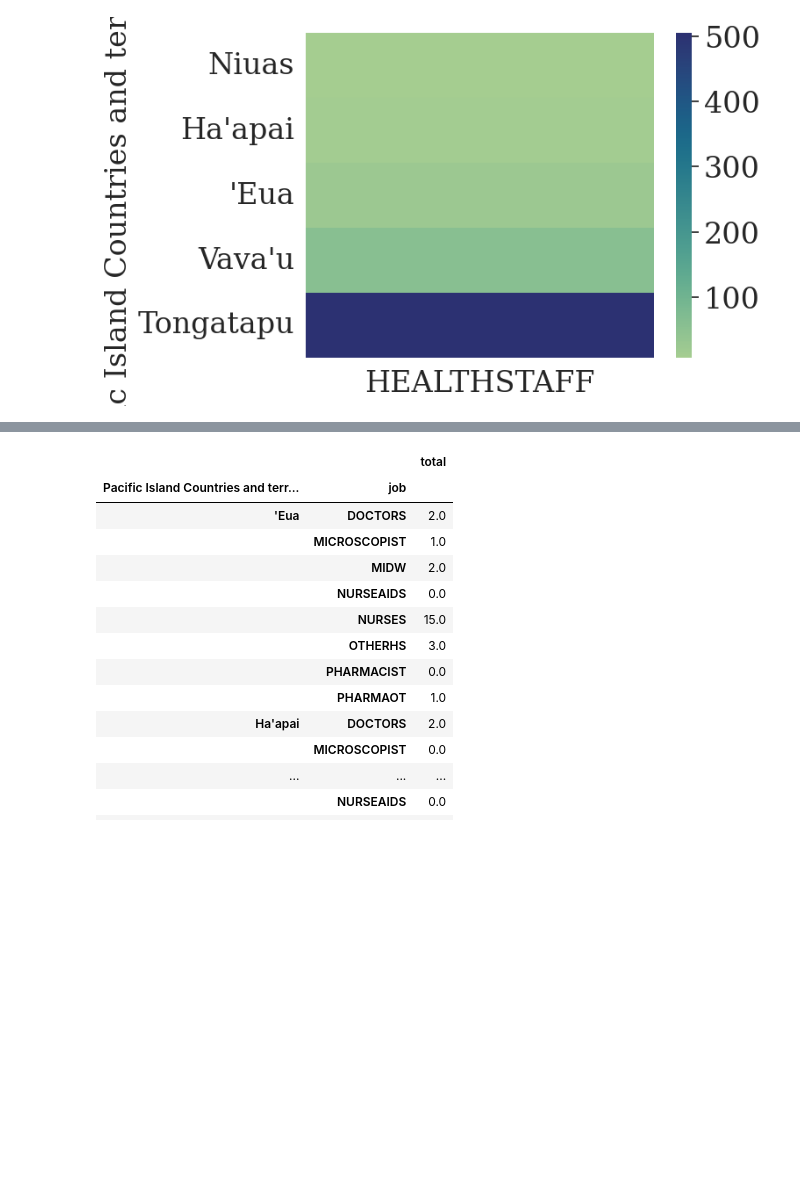
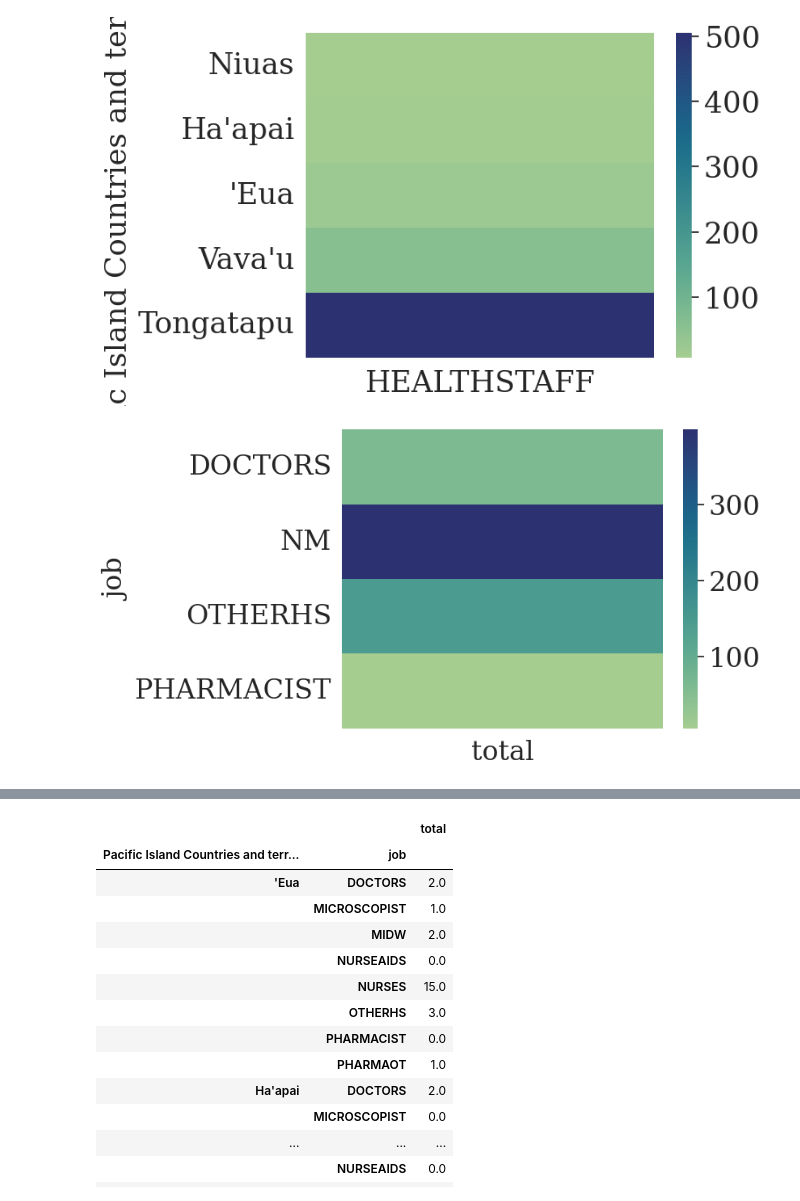
Before and after one commit to lacanlale/pacific-dataviz-2025, a Jupyter notebook: notebooks/Health Worker and Services Focused.ipynb, the cells around one changed output, grey strips where cells are left out. Drawn from its saved outputs; the diff is of its cells as text; code cells hidden in the pictures; blank space fills up the shorter version.

Commit message:
Updated notebook logic and charts

```diff
--- a/notebooks/Health Worker and Services Focused.ipynb
+++ b/notebooks/Health Worker and Services Focused.ipynb
@@ -345,3 +345,48 @@ per_terr_agg
 sns.heatmap(per_terr_agg.sort_values(by="HEALTHSTAFF"),cmap="crest").get_figure().savefig(f"./charts/total_per_region_heat.svg")
 # %% [output]
 [figure]
+# %%
+job_overall = pd.melt(
+    micro_health_df[[
+        "Pacific Island Countries and territories",
+        "DOCTORS",
+        "MIDW",
+        "NURSES",
+        "NURSEAIDS",
+        "PHARMAOT",
+        "PHARMACIST",
+        "MICROSCOPIST",
+        "OTHERHS"
+    ]].fillna(0),
+    value_vars=[
+        "DOCTORS",
+        "MIDW",
+        "NURSES",
+        "NURSEAIDS",
+        "PHARMAOT",
+        "PHARMACIST",
+        "MICROSCOPIST",
+        "OTHERHS"
+    ],
+    var_name="job",
+    value_name="total"
+)
+job_overall["job"] = job_overall["job"].replace(
+    {
+        "MICROSCOPIST": "OTHERHS",
+        "MIDW": "NM",
+        "NURSES": "NM",
+        "PHARMAOT": "OTHERHS",
+        "NURSEAIDS": "OTHERHS"
+    }
+)
+job_overall = job_overall.groupby(by=[
+        "job"
+    ]
+).sum().sort_values(by=[
+        "job"
+    ]
+)
+sns.heatmap(job_overall,cmap="crest").get_figure().savefig(f"./charts/total_per_occ_heat.svg")
+# %% [output]
+[figure, added]
```
Also changed, not shown: parts of 4 cells of this notebook, 6 other files.
